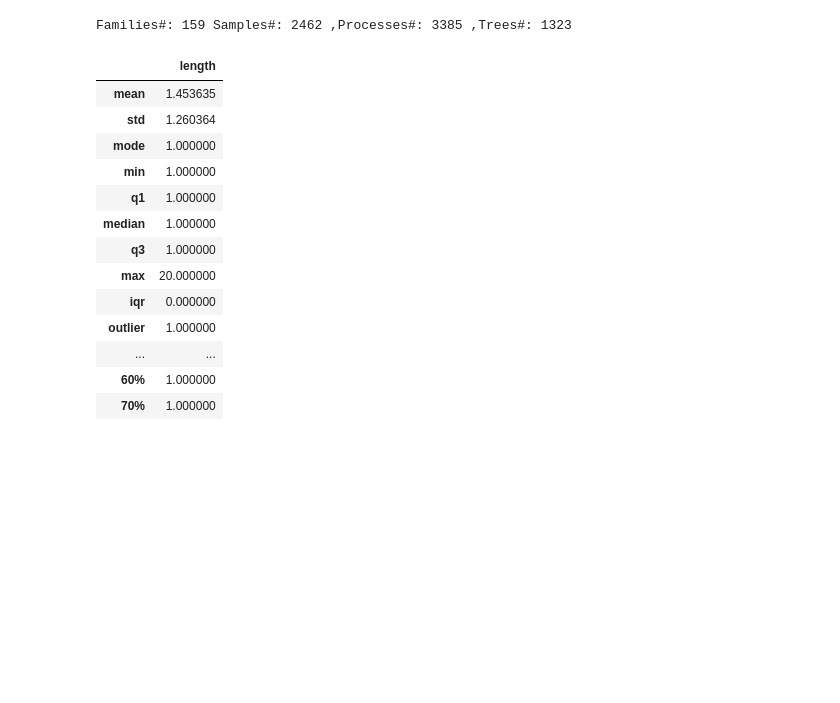
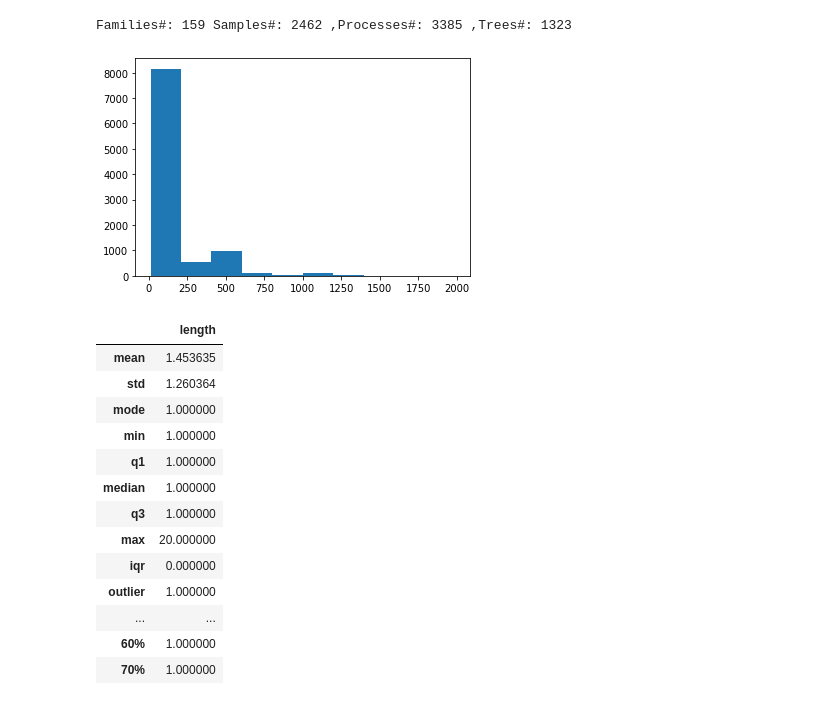
Before and after one commit to tychen5/NTU_ANTS-lab, a Jupyter notebook: seqgen_famclf/001.DataStatistics_filter_split_o2o.ipynb, the cells around one changed output. Cells and saved outputs as stored; diff of their text form; code cells hidden in the pictures; blank space fills up the shorter version.

Commit message:
analyze statistics and dist.

```diff
--- a/seqgen_famclf/001.DataStatistics_filter_split_o2o.ipynb
+++ b/seqgen_famclf/001.DataStatistics_filter_split_o2o.ipynb
@@ -548,6 +548,14 @@ def output_xlsx(statistics,i):
         df = basic_statistics(list(statistics.values()))
     df.to_excel(output_root_path,index=True,sheet_name='df'+str(i+1))
     return df
+# %%
+
+plt.hist(process_lengths_normal) #,bins=[10,20,30,40,50,60,70,80,90,100,110]
+plt.show()
+pro_df = pd.DataFrame(data={'profile':sorted(process_lengths_normal)})
+pro_df.to_excel('data/tree-rep-profiles_o2o/profile_dist.xlsx',index=False)
+# %% [output]
+[figure, added]
 # %%
 df_all_list = []
 for i,stat in enumerate([trees_normal,trees_overall,process_lengths_normal,process_lengths_overall
```
Also changed, not shown: parts of 8 cells of this notebook, 5 other files.
